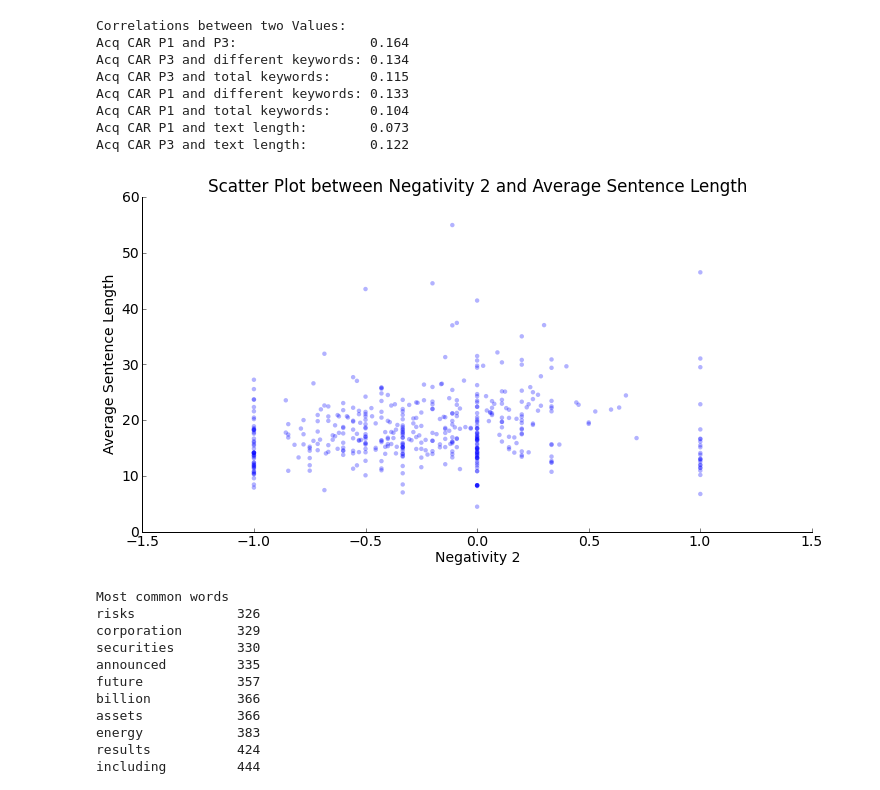
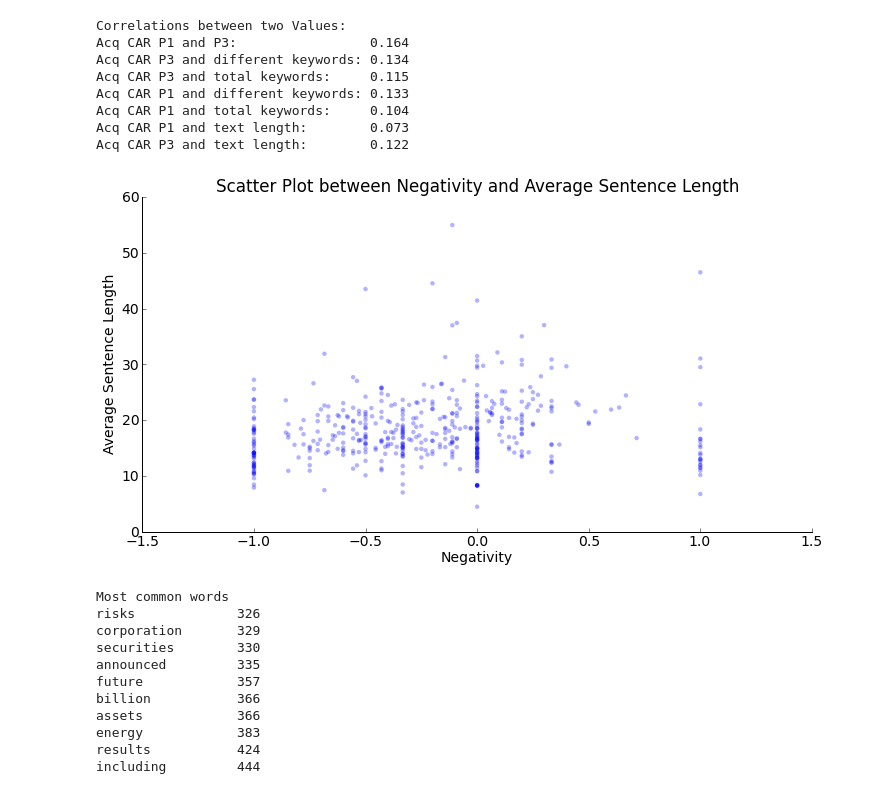
Before and after one commit to Xiaowen125/capability_analysis, a Jupyter notebook: Announcement Analysis.ipynb, the cells around one changed output. Drawn from its saved outputs; the diff is of its cells as text; code cells hidden in the pictures.

```diff
--- a/Announcement Analysis.ipynb
+++ b/Announcement Analysis.ipynb
@@ -99,7 +99,8 @@ important_columns_ann = ['Action ID', 'M&A Announcement', 'M&A Completion',
                          'Acq CAR P1', 'Acq CAR P2', 'Acq CAR P3',
                          'Acq CAR P4', 'Acq CAR P5', 'Sel CAR P1',
                          'Sel CAR P2', 'Sel CAR P3', 'Sel CAR P4',
-                         'Sel CAR P5', 'Announced Total Value (mil.)']
+                         'Sel CAR P5', 'Announced Total Value (mil.)',
+                         'Announce Date']
 important_columns_comp = ['Action ID', 'Acq CAR P1', 'Acq CAR P2',
                           'Acq CAR P3', 'Acq CAR P4', 'Acq CAR P5',
                           'Sel CAR P1', 'Sel CAR P2', 'Sel CAR P3',
@@ -494,12 +495,12 @@ Acq CAR P1 and text length:        0.073
 Acq CAR P3 and text length:        0.122
 # %%
 plt.scatter(num_keyword_df['negativity 2'], num_keyword_df['avg sentence length'], alpha = .3)
-plt.title("Scatter Plot between Negativity 2 and Average Sentence Length")
-plt.xlabel("Negativity 2")
+plt.title("Scatter Plot between Negativity and Average Sentence Length")
+plt.xlabel("Negativity")
 plt.ylabel("Average Sentence Length")
 remove_border()
 # %% [output]
-[figure, old version]
+[figure, new version]
 # %%
 print "Most common words"
 word_freq = word_occ_df_comp.sum()
```
Also changed, not shown: parts of 14 cells of this notebook, 1 other file.
